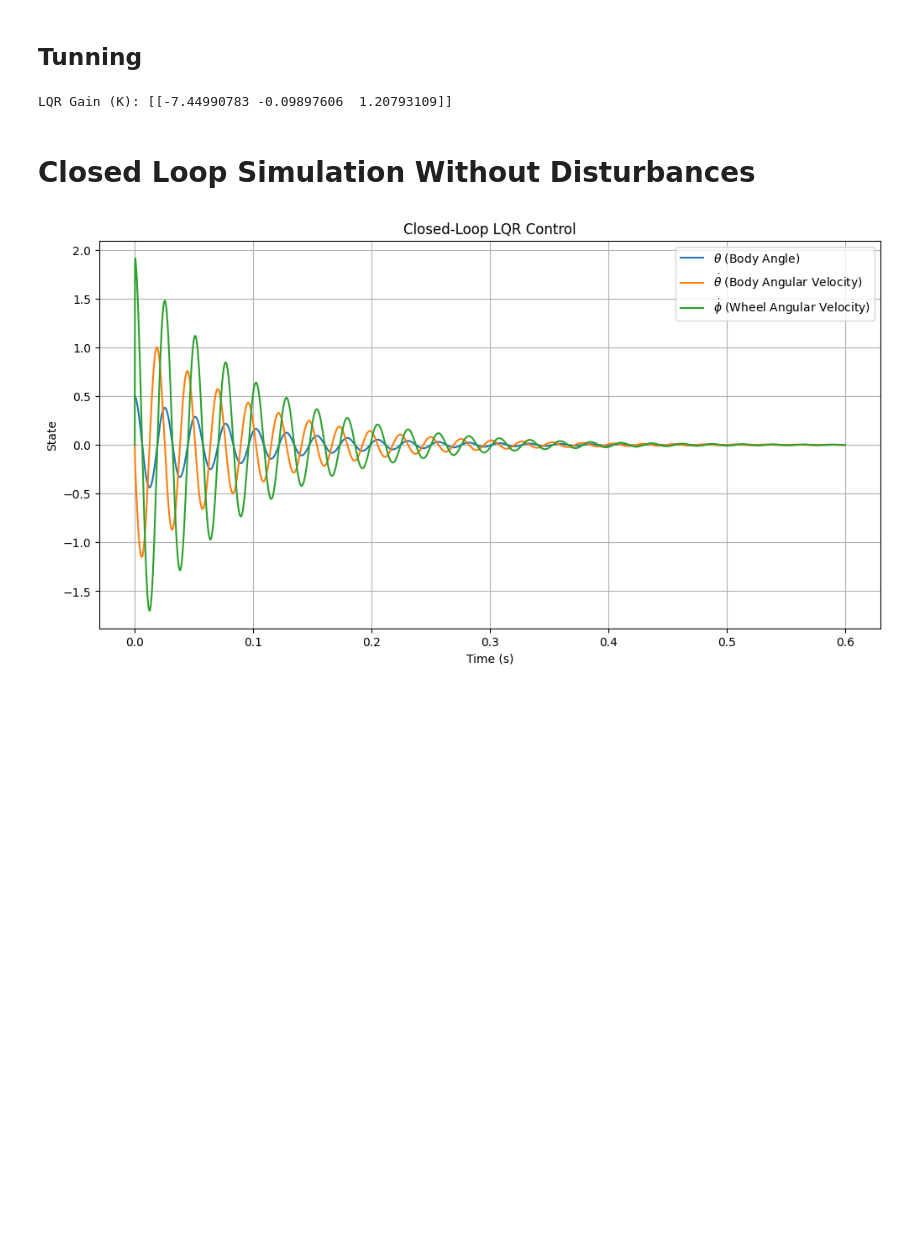
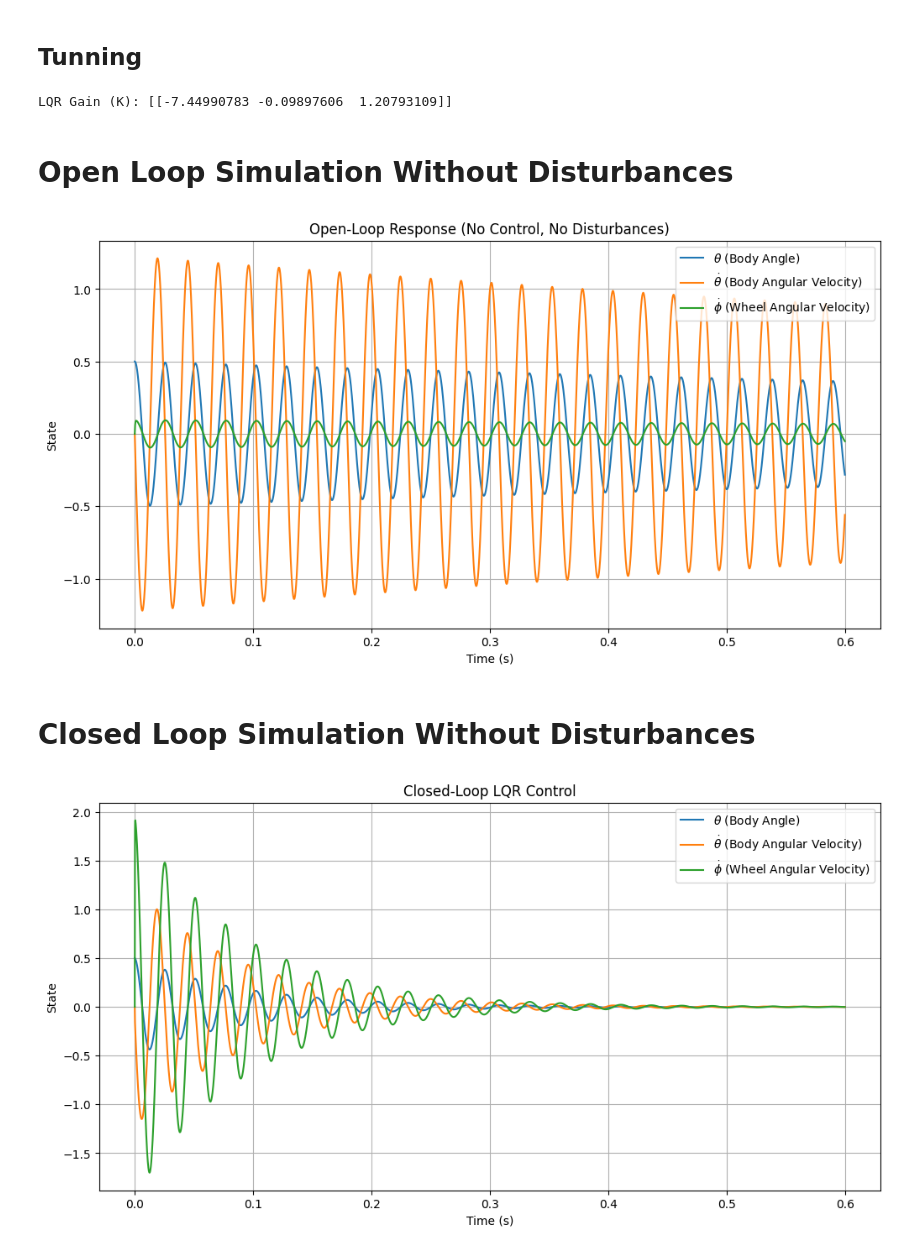
Before and after one commit to eduardo-ufmg/1DOF_balance_wheel, a Jupyter notebook: model and simulation/combined/simulation_and_control_design.ipynb, the cells around one changed output. Drawn from its saved outputs; the diff is of its cells as text; code cells hidden in the pictures; blank space fills up the shorter version.

```diff
--- a/model and simulation/combined/simulation_and_control_design.ipynb
+++ b/model and simulation/combined/simulation_and_control_design.ipynb
@@ -130,6 +130,38 @@ K = np.linalg.inv(R + Bd.T @ P @ Bd) @ (Bd.T @ P @ Ad)
 print("LQR Gain (K):", K)
 # %% [output]
 LQR Gain (K): [[-7.44990783 -0.09897606  1.20793109]]
+# %% [markdown]
+# Open Loop Simulation Without Disturbances
+# %%
+# --- Simulation parameters ---
+T_sim_ol = 0.6
+dt_sim = 0.0001  # Time step
+t_ol = np.arange(0, T_sim_ol, dt_sim)
+x0_ol = np.array([0.5, 0, 0])  # Initial condition
+
+# --- Simulation loop ---
+x_ol = x0_ol
+x_ol_history = [x0_ol]
+for _ in t_ol[1:]:
+    u_ol = np.array([0]) # No control input
+    x_ol = Ad @ x_ol + Bd @ u_ol # Evolve the system
+    x_ol_history.append(x_ol)
+
+x_ol_history = np.array(x_ol_history)
+
+# --- Plot the results ---
+plt.figure(figsize=(12, 6))
+plt.plot(t_ol, x_ol_history[:, 0], label='$\\theta$ (Body Angle)')
+plt.plot(t_ol, x_ol_history[:, 1], label='$\\dot{\\theta}$ (Body Angular Velocity)')
+plt.plot(t_ol, x_ol_history[:, 2], label='$\\dot{\\phi}$ (Wheel Angular Velocity)')
+plt.title('Open-Loop Response (No Control, No Disturbances)')
+plt.xlabel('Time (s)')
+plt.ylabel('State')
+plt.grid(True)
+plt.legend()
+plt.show()
+# %% [output]
+[figure, added]
 # %% [markdown]
 # Closed Loop Simulation Without Disturbances
 # %%
```
Also changed, not shown: parts of 3 cells of this notebook, 7 other files.
